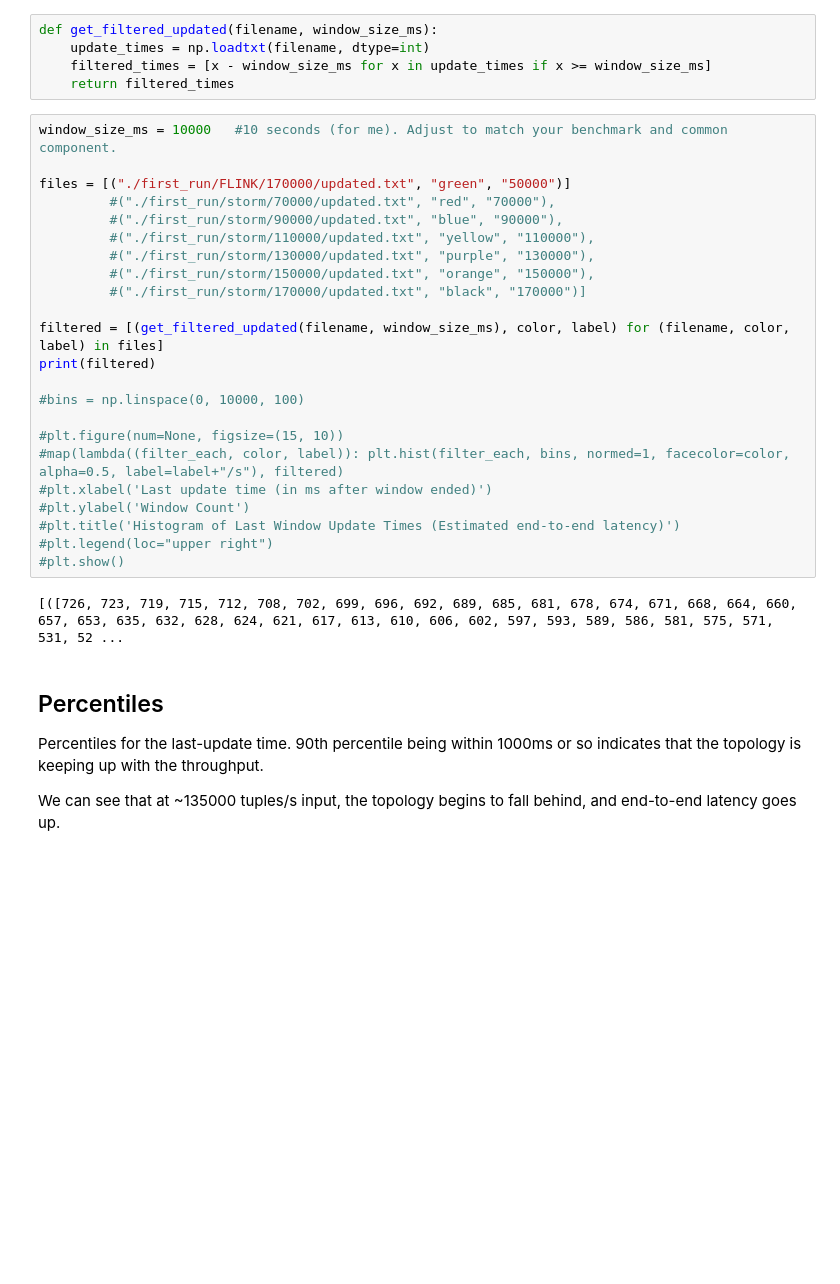
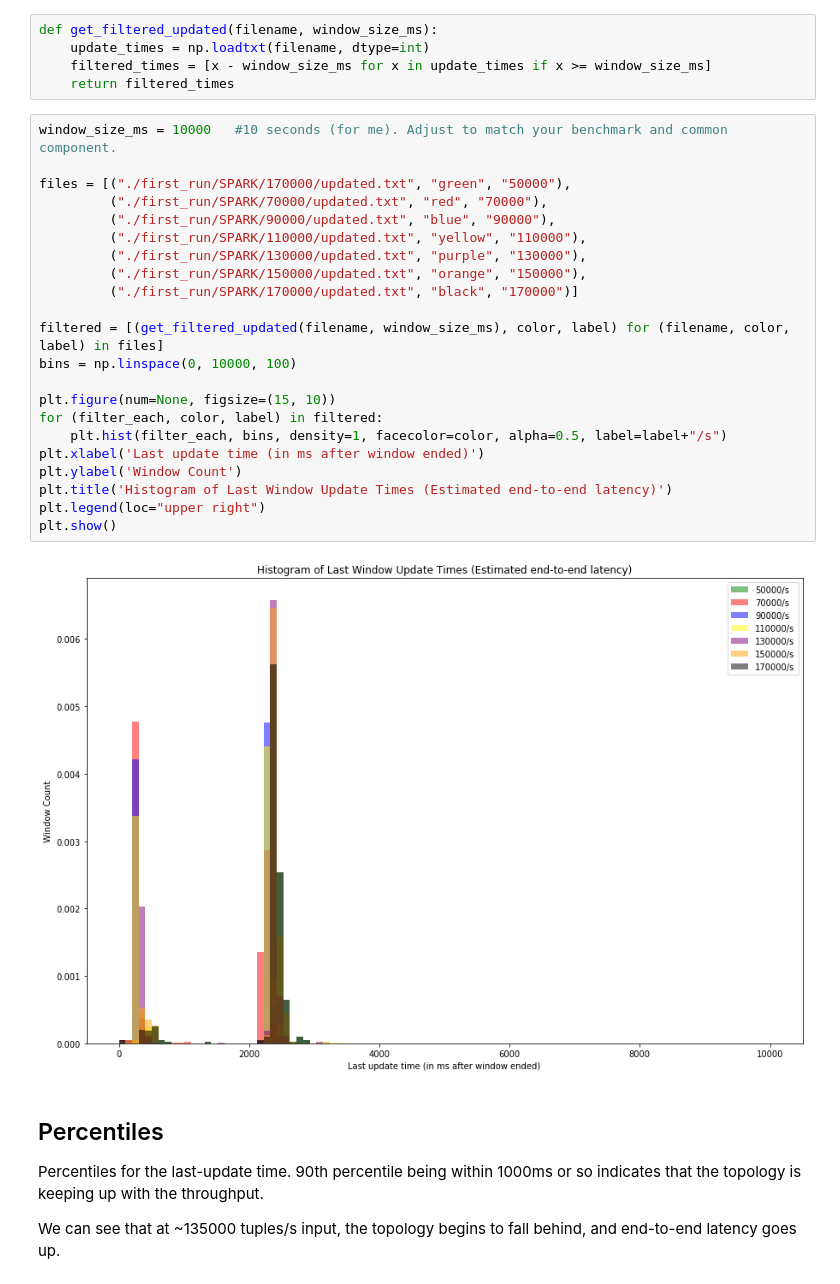
Before and after one commit to yahoo/streaming-benchmarks, a Jupyter notebook: pynotebooks/Benchmark_combined.ipynb, the cells around one changed output. Drawn from its saved outputs; the diff is of its cells as text; blank space fills up the shorter version.

```diff
--- a/pynotebooks/Benchmark_combined.ipynb
+++ b/pynotebooks/Benchmark_combined.ipynb
@@ -61,28 +61,27 @@ def get_filtered_updated(filename, window_size_ms):
 # %%
 window_size_ms = 10000   #10 seconds (for me). Adjust to match your benchmark and common component.
 
-files = [("./first_run/FLINK/170000/updated.txt", "green", "50000")]
-         #("./first_run/storm/70000/updated.txt", "red", "70000"),
-         #("./first_run/storm/90000/updated.txt", "blue", "90000"),
-         #("./first_run/storm/110000/updated.txt", "yellow", "110000"),
-         #("./first_run/storm/130000/updated.txt", "purple", "130000"),
-         #("./first_run/storm/150000/updated.txt", "orange", "150000"),
-         #("./first_run/storm/170000/updated.txt", "black", "170000")]
+files = [("./first_run/SPARK/170000/updated.txt", "green", "50000"),
+         ("./first_run/SPARK/70000/updated.txt", "red", "70000"),
+         ("./first_run/SPARK/90000/updated.txt", "blue", "90000"),
+         ("./first_run/SPARK/110000/updated.txt", "yellow", "110000"),
+         ("./first_run/SPARK/130000/updated.txt", "purple", "130000"),
+         ("./first_run/SPARK/150000/updated.txt", "orange", "150000"),
+         ("./first_run/SPARK/170000/updated.txt", "black", "170000")]
 
 filtered = [(get_filtered_updated(filename, window_size_ms), color, label) for (filename, color, label) in files]
-print(filtered)
+bins = np.linspace(0, 10000, 100)
 
-#bins = np.linspace(0, 10000, 100)
-
-#plt.figure(num=None, figsize=(15, 10))
-#map(lambda((filter_each, color, label)): plt.hist(filter_each, bins, normed=1, facecolor=color, alpha=0.5, label=label+"/s"), filtered)
-#plt.xlabel('Last update time (in ms after window ended)')
-#plt.ylabel('Window Count')
-#plt.title('Histogram of Last Window Update Times (Estimated end-to-end latency)')
-#plt.legend(loc="upper right")
-#plt.show()
+plt.figure(num=None, figsize=(15, 10))
+for (filter_each, color, label) in filtered:
+    plt.hist(filter_each, bins, density=1, facecolor=color, alpha=0.5, label=label+"/s")
+plt.xlabel('Last update time (in ms after window ended)')
+plt.ylabel('Window Count')
+plt.title('Histogram of Last Window Update Times (Estimated end-to-end latency)')
+plt.legend(loc="upper right")
+plt.show()
 # %% [output]
-[([726, 723, 719, 715, 712, 708, 702, 699, 696, 692, 689, 685, 681, 678, 674, 671, 668, 664, 660, 657, 653, 635, 632, 628, 624, 621, 617, 613, 610, 606, 602, 597, 593, 589, 586, 581, 575, 571, 531, 52 ...
+[figure, added]
 # %% [markdown]
 ## Percentiles
 
```
Also changed, not shown: parts of 2 cells of this notebook.
